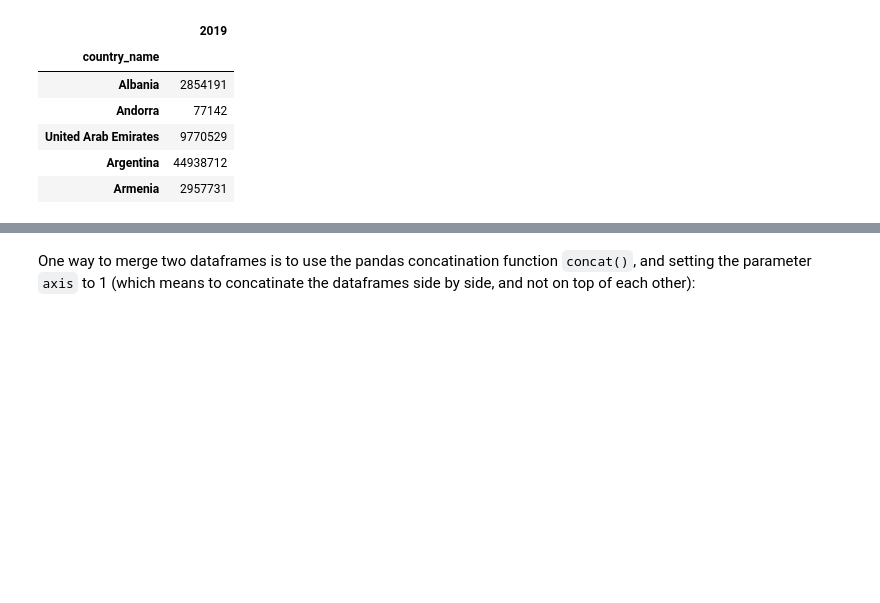
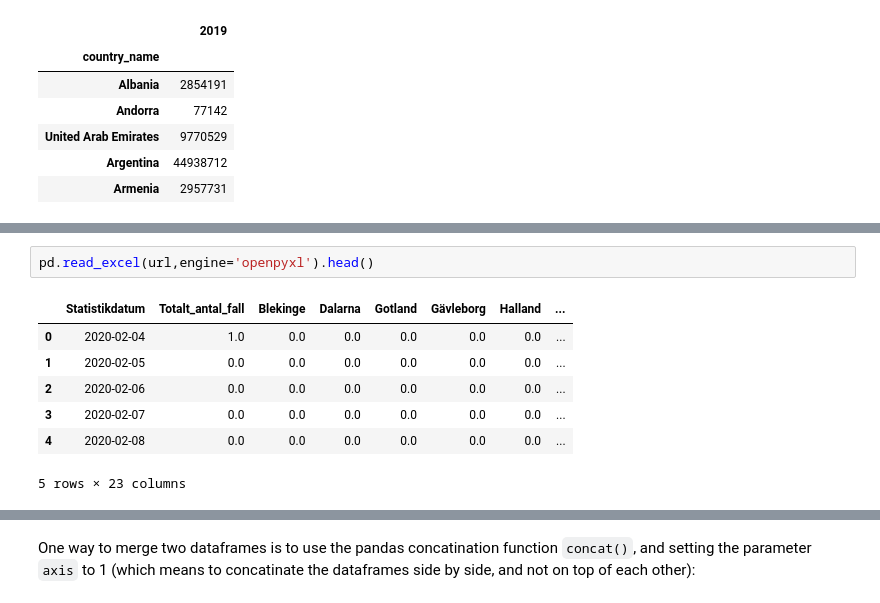
Before and after one commit to johan-ekman/learning_python, a Jupyter notebook: continuation_course/chapter_6.ipynb, the cells around one changed output, grey strips where cells are left out. Drawn from its saved outputs; the diff is of its cells as text; blank space fills up the shorter version.

```diff
--- a/continuation_course/chapter_6.ipynb
+++ b/continuation_course/chapter_6.ipynb
@@ -2474,0 +2517,10 @@ pop.head()
+# %%
+pd.read_excel(url,engine='openpyxl').head()
+# %% [output]
+|  | Statistikdatum | Totalt_antal_fall | Blekinge | Dalarna | Gotland | Gävleborg | Halland | ... |
+| 0 | 2020-02-04 | 1.0 | 0.0 | 0.0 | 0.0 | 0.0 | 0.0 | ... |
+| 1 | 2020-02-05 | 0.0 | 0.0 | 0.0 | 0.0 | 0.0 | 0.0 | ... |
+| 2 | 2020-02-06 | 0.0 | 0.0 | 0.0 | 0.0 | 0.0 | 0.0 | ... |
+| 3 | 2020-02-07 | 0.0 | 0.0 | 0.0 | 0.0 | 0.0 | 0.0 | ... |
+| 4 | 2020-02-08 | 0.0 | 0.0 | 0.0 | 0.0 | 0.0 | 0.0 | ... |
+5 rows × 23 columns
```
Also changed, not shown: parts of 66 cells of this notebook, 4 other files.
